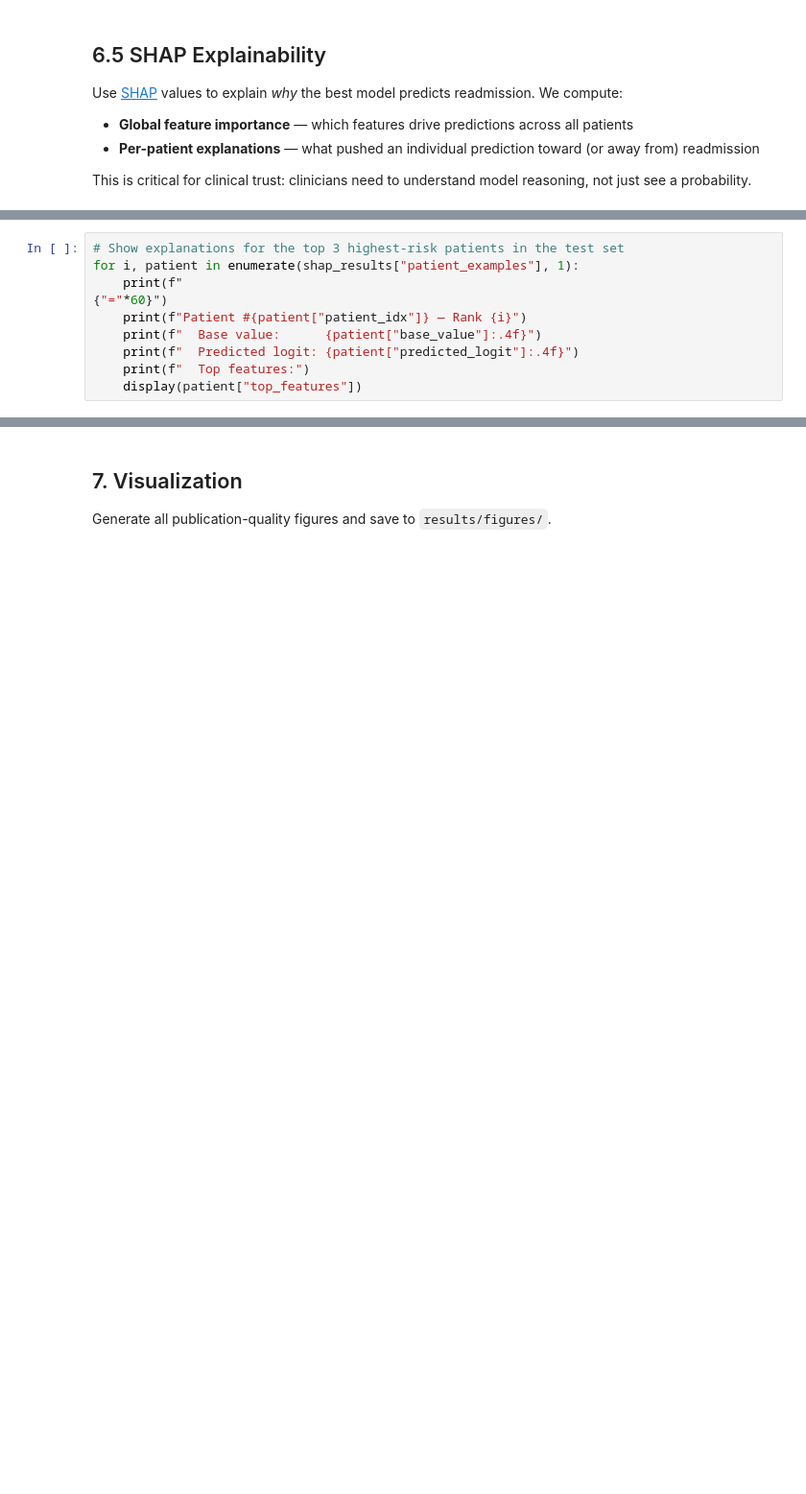
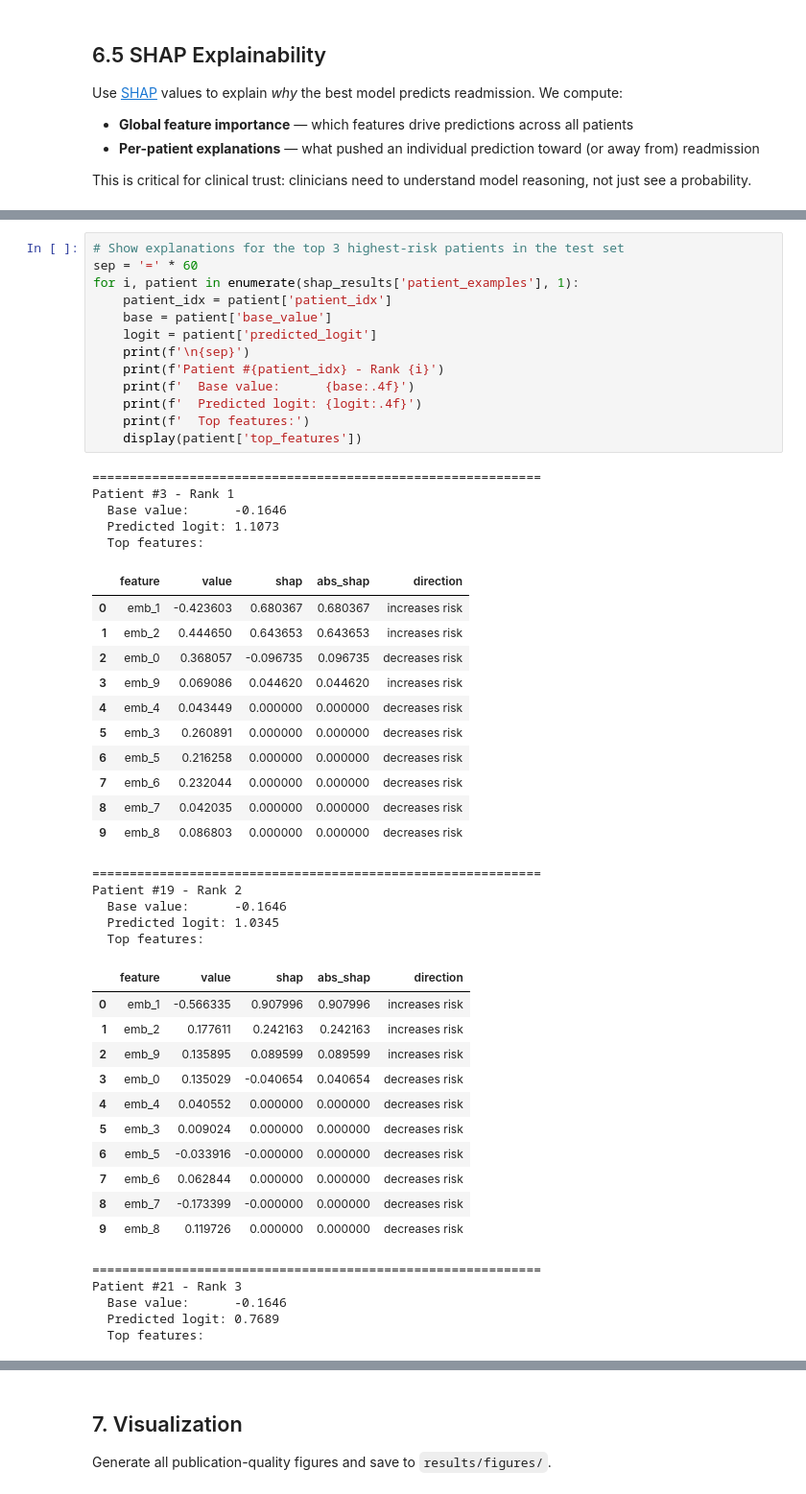
Before and after one commit to IamPrashantBhattarai/Clinical-NLP, a Jupyter notebook: notebooks/full_pipeline.ipynb, the cells around one changed output, grey strips where cells are left out. Shown at 96% size. Drawn from its saved outputs; the diff is of its cells as text; blank space fills up the shorter version.

```diff
--- a/notebooks/full_pipeline.ipynb
+++ b/notebooks/full_pipeline.ipynb
@@ -519,10 +783,51 @@ display(shap_results["global_importance"].head(10))
 # %%
 # Show explanations for the top 3 highest-risk patients in the test set
-for i, patient in enumerate(shap_results["patient_examples"], 1):
-    print(f"
-{"="*60}")
-    print(f"Patient #{patient["patient_idx"]} — Rank {i}")
-    print(f"  Base value:      {patient["base_value"]:.4f}")
-    print(f"  Predicted logit: {patient["predicted_logit"]:.4f}")
-    print(f"  Top features:")
-    display(patient["top_features"])
+sep = '=' * 60
+for i, patient in enumerate(shap_results['patient_examples'], 1):
+    patient_idx = patient['patient_idx']
+    base = patient['base_value']
+    logit = patient['predicted_logit']
+    print(f'\n{sep}')
+    print(f'Patient #{patient_idx} - Rank {i}')
+    print(f'  Base value:      {base:.4f}')
+    print(f'  Predicted logit: {logit:.4f}')
+    print(f'  Top features:')
+    display(patient['top_features'])
+# %% [output]
+============================================================
+Patient #3 - Rank 1
+  Base value:      -0.1646
+  Predicted logit: 1.1073
+  Top features:
+|  | feature | value | shap | abs_shap | direction |
+| 0 | emb_1 | -0.423603 | 0.680367 | 0.680367 | increases risk |
+| 1 | emb_2 | 0.444650 | 0.643653 | 0.643653 | increases risk |
+| 2 | emb_0 | 0.368057 | -0.096735 | 0.096735 | decreases risk |
+| 3 | emb_9 | 0.069086 | 0.044620 | 0.044620 | increases risk |
+| 4 | emb_4 | 0.043449 | 0.000000 | 0.000000 | decreases risk |
+| 5 | emb_3 | 0.260891 | 0.000000 | 0.000000 | decreases risk |
+| 6 | emb_5 | 0.216258 | 0.000000 | 0.000000 | decreases risk |
+| 7 | emb_6 | 0.232044 | 0.000000 | 0.000000 | decreases risk |
+| 8 | emb_7 | 0.042035 | 0.000000 | 0.000000 | decreases risk |
+| 9 | emb_8 | 0.086803 | 0.000000 | 0.000000 | decreases risk |
+============================================================
+Patient #19 - Rank 2
+  Base value:      -0.1646
+  Predicted logit: 1.0345
+  Top features:
+|  | feature | value | shap | abs_shap | direction |
+| 0 | emb_1 | -0.566335 | 0.907996 | 0.907996 | increases risk |
+| 1 | emb_2 | 0.177611 | 0.242163 | 0.242163 | increases risk |
+| 2 | emb_9 | 0.135895 | 0.089599 | 0.089599 | increases risk |
+| 3 | emb_0 | 0.135029 | -0.040654 | 0.040654 | decreases risk |
+| 4 | emb_4 | 0.040552 | 0.000000 | 0.000000 | decreases risk |
+| 5 | emb_3 | 0.009024 | 0.000000 | 0.000000 | decreases risk |
+| 6 | emb_5 | -0.033916 | -0.000000 | 0.000000 | decreases risk |
+| 7 | emb_6 | 0.062844 | 0.000000 | 0.000000 | decreases risk |
+| 8 | emb_7 | -0.173399 | -0.000000 | 0.000000 | decreases risk |
+| 9 | emb_8 | 0.119726 | 0.000000 | 0.000000 | decreases risk |
+============================================================
+Patient #21 - Rank 3
+  Base value:      -0.1646
+  Predicted logit: 0.7689
+  Top features:
```
Also changed, not shown: parts of 20 cells of this notebook, 13 other files.
